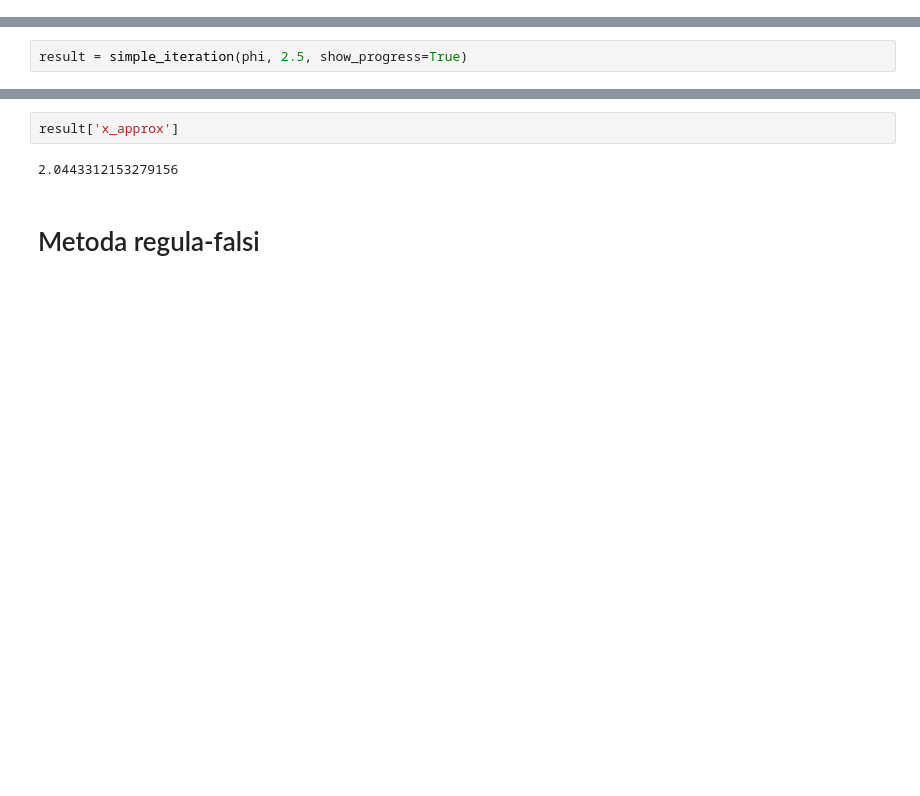
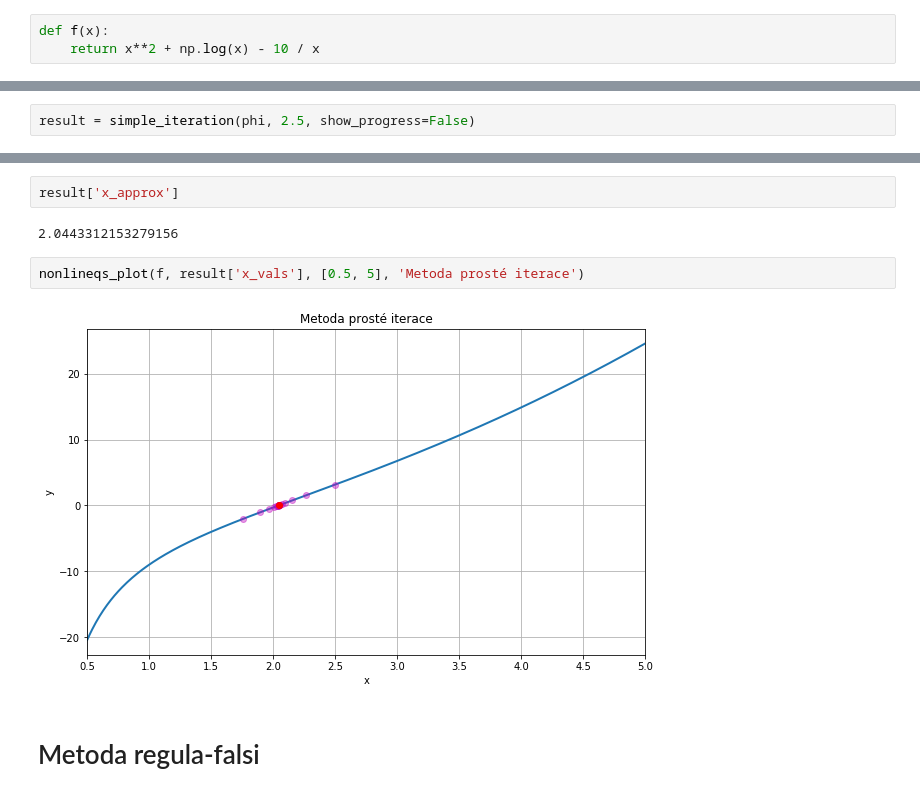
Before and after one commit to c0n73x7/numericke-metody, a Jupyter notebook: notebooks/NM/1. Nelineární rovnice.ipynb, the cells around one changed output, grey strips where cells are left out. Saved outputs shown, nothing was run; the diff lists cells and outputs as text; blank space fills up the shorter version.

```diff
--- a/notebooks/NM/1. Nelineární rovnice.ipynb
+++ b/notebooks/NM/1. Nelineární rovnice.ipynb
@@ -49,8 +37,11 @@ $\phi(x) = e^{\frac{10}{x} - x^2}$ ... nekonverguje
 $\phi(x) = \frac{10}{x^2 + \ln(x)}$ ... nekonverguje
 
 $\phi(x) = \sqrt{\frac{10}{x} - \ln(x)}$ ... konverguje
+# %%
+def f(x):
+    return x**2 + np.log(x) - 10 / x
 # %%
 def phi(x):
     return np.sqrt(10 / x - np.log(x))
 # %%
-result = simple_iteration(phi, 2.5, show_progress=True)
+result = simple_iteration(phi, 2.5, show_progress=False)
@@ -80,6 +53,10 @@ dict_keys(['x_approx', 'abs_err', 'iters', 'x_vals', 'abs_err_vals'])
 result['x_approx']
 # %% [output]
 2.0443312153279156
+# %%
+nonlineqs_plot(f, result['x_vals'], [0.5, 5], 'Metoda prosté iterace')
+# %% [output]
+[figure, added]
 # %% [markdown]
 # Metoda regula-falsi
 # %%
```
Also changed, not shown: parts of 20 cells of this notebook, 1 other file.
